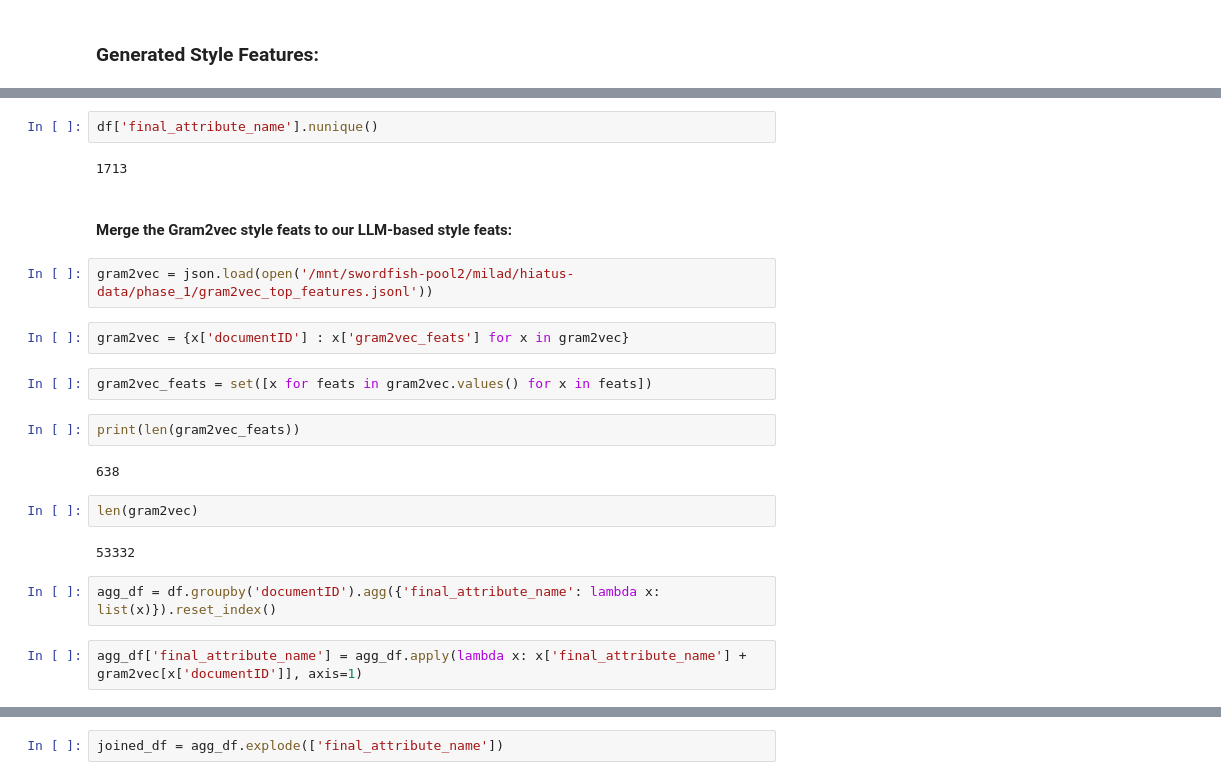
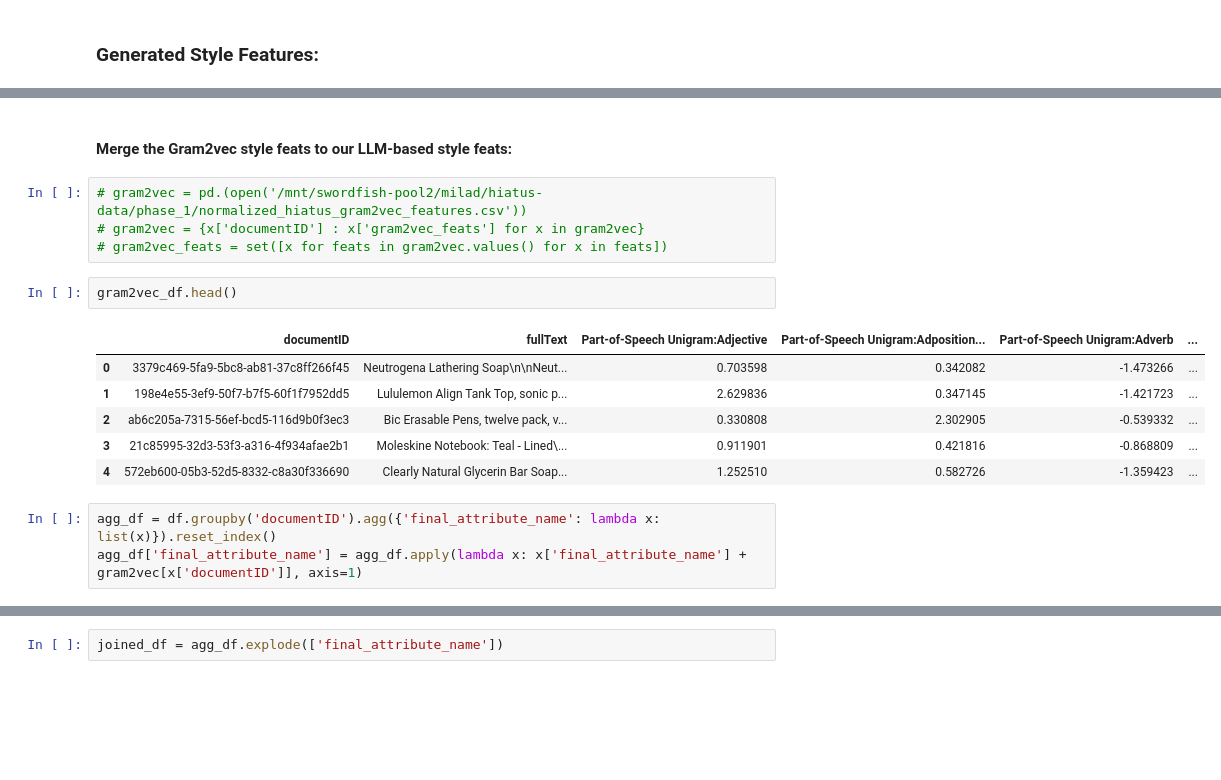
Before and after one commit to MiladAlshomary/latent-space-interpretation-for-stylistic-analysis, a Jupyter notebook: src-ipynb/phase_1_data.ipynb, the cells around one changed output, grey strips where cells are left out. Saved outputs shown, nothing was run; the diff lists cells and outputs as text; blank space fills up the shorter version.

```diff
--- a/src-ipynb/phase_1_data.ipynb
+++ b/src-ipynb/phase_1_data.ipynb
@@ -145,25 +169,19 @@ technical material                             1
 Name: final_attribute_name, dtype: int64
-# %%
-df['final_attribute_name'].nunique()
-# %% [output]
-1713
 # %% [markdown]
 #### Merge the Gram2vec style feats to our LLM-based style feats:
 # %%
-gram2vec = json.load(open('/mnt/swordfish-pool2/milad/hiatus-data/phase_1/gram2vec_top_features.jsonl'))
+# gram2vec = pd.(open('/mnt/swordfish-pool2/milad/hiatus-data/phase_1/normalized_hiatus_gram2vec_features.csv'))
+# gram2vec = {x['documentID'] : x['gram2vec_feats'] for x in gram2vec}
+# gram2vec_feats = set([x for feats in gram2vec.values() for x in feats])
-# %%
-gram2vec = {x['documentID'] : x['gram2vec_feats'] for x in gram2vec}
-# %%
-gram2vec_feats = set([x for feats in gram2vec.values() for x in feats])
-# %%
-print(len(gram2vec_feats))
-# %% [output]
-638
-# %%
-len(gram2vec)
-# %% [output]
-53332
+# %%
+gram2vec_df.head()
+# %% [output]
+|  | documentID | fullText | Part-of-Speech Unigram:Adjective | Part-of-Speech Unigram:Adposition... | Part-of-Speech Unigram:Adverb | ... |
+| 0 | 3379c469-5fa9-5bc8-ab81-37c8ff266f45 | Neutrogena Lathering Soap\n\nNeut... | 0.703598 | 0.342082 | -1.473266 | ... |
+| 1 | 198e4e55-3ef9-50f7-b7f5-60f1f7952dd5 | Lululemon Align Tank Top, sonic p... | 2.629836 | 0.347145 | -1.421723 | ... |
+| 2 | ab6c205a-7315-56ef-bcd5-116d9b0f3ec3 | Bic Erasable Pens, twelve pack, v... | 0.330808 | 2.302905 | -0.539332 | ... |
+| 3 | 21c85995-32d3-53f3-a316-4f934afae2b1 | Moleskine Notebook: Teal - Lined\... | 0.911901 | 0.421816 | -0.868809 | ... |
+| 4 | 572eb600-05b3-52d5-8332-c8a30f336690 | Clearly Natural Glycerin Bar Soap... | 1.252510 | 0.582726 | -1.359423 | ... |
 # %%
 agg_df = df.groupby('documentID').agg({'final_attribute_name': lambda x: list(x)}).reset_index()
+agg_df['final_attribute_name'] = agg_df.apply(lambda x: x['final_attribute_name'] + gram2vec[x['documentID']], axis=1)
-# %%
-agg_df['final_attribute_name'] = agg_df.apply(lambda x: x['final_attribute_name'] + gram2vec[x['documentID']], axis=1)
```
Also changed, not shown: parts of 18 cells of this notebook, 18 other files.
